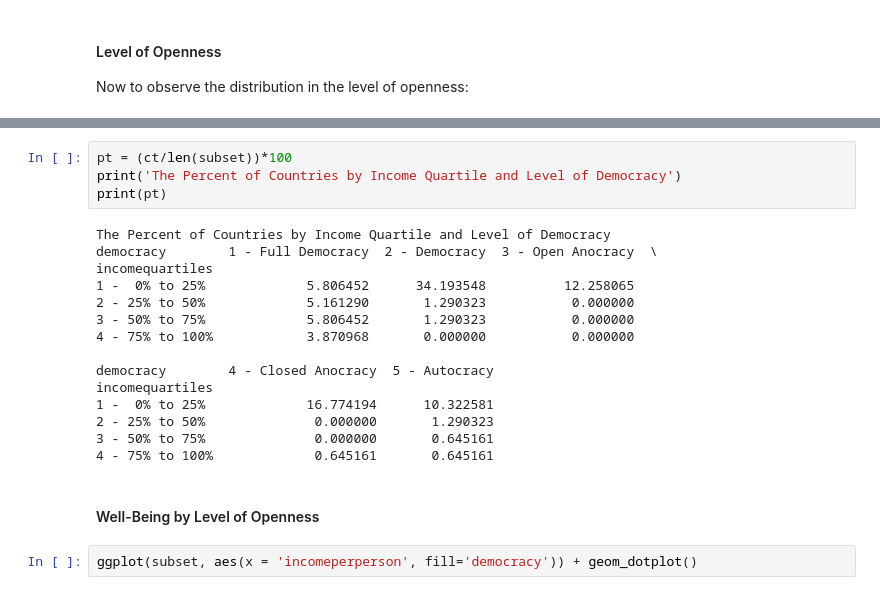
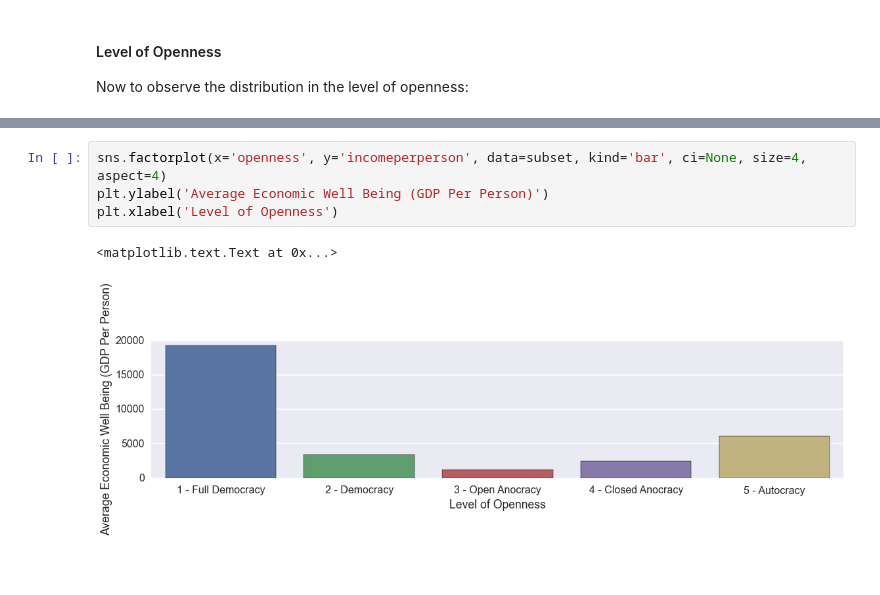
Before and after one commit to ArutyunSargsyan/democracy-and-economic-well-being, a Jupyter notebook: Week 4 Assignment.ipynb, the cells around one changed output, grey strips where cells are left out. Saved outputs shown, nothing was run; the diff lists cells and outputs as text; blank space fills up the shorter version.

```diff
--- a/Week 4 Assignment.ipynb
+++ b/Week 4 Assignment.ipynb
@@ -205,23 +187,7 @@ incomequartiles
-# %%
-pt = (ct/len(subset))*100
-print('The Percent of Countries by Income Quartile and Level of Democracy')
-print(pt)
-# %% [output]
-The Percent of Countries by Income Quartile and Level of Democracy
-democracy        1 - Full Democracy  2 - Democracy  3 - Open Anocracy  \
-incomequartiles
-1 -  0% to 25%             5.806452      34.193548          12.258065
-2 - 25% to 50%             5.161290       1.290323           0.000000
-3 - 50% to 75%             5.806452       1.290323           0.000000
-4 - 75% to 100%            3.870968       0.000000           0.000000
-
-democracy        4 - Closed Anocracy  5 - Autocracy
-incomequartiles
-1 -  0% to 25%             16.774194      10.322581
-2 - 25% to 50%              0.000000       1.290323
-3 - 50% to 75%              0.000000       0.645161
-4 - 75% to 100%             0.645161       0.645161
-# %% [markdown]
-#### Well-Being by Level of Openness
-# %%
-ggplot(subset, aes(x = 'incomeperperson', fill='democracy')) + geom_dotplot()
+# %%
+sns.factorplot(x='openness', y='incomeperperson', data=subset, kind='bar', ci=None, size=4, aspect=4)
+plt.ylabel('Average Economic Well Being (GDP Per Person)')
+plt.xlabel('Level of Openness')
+# %% [output]
+<matplotlib.text.Text at 0x...>
+[figure, added]
```
Also changed, not shown: parts of 13 cells of this notebook, 1 other file.
